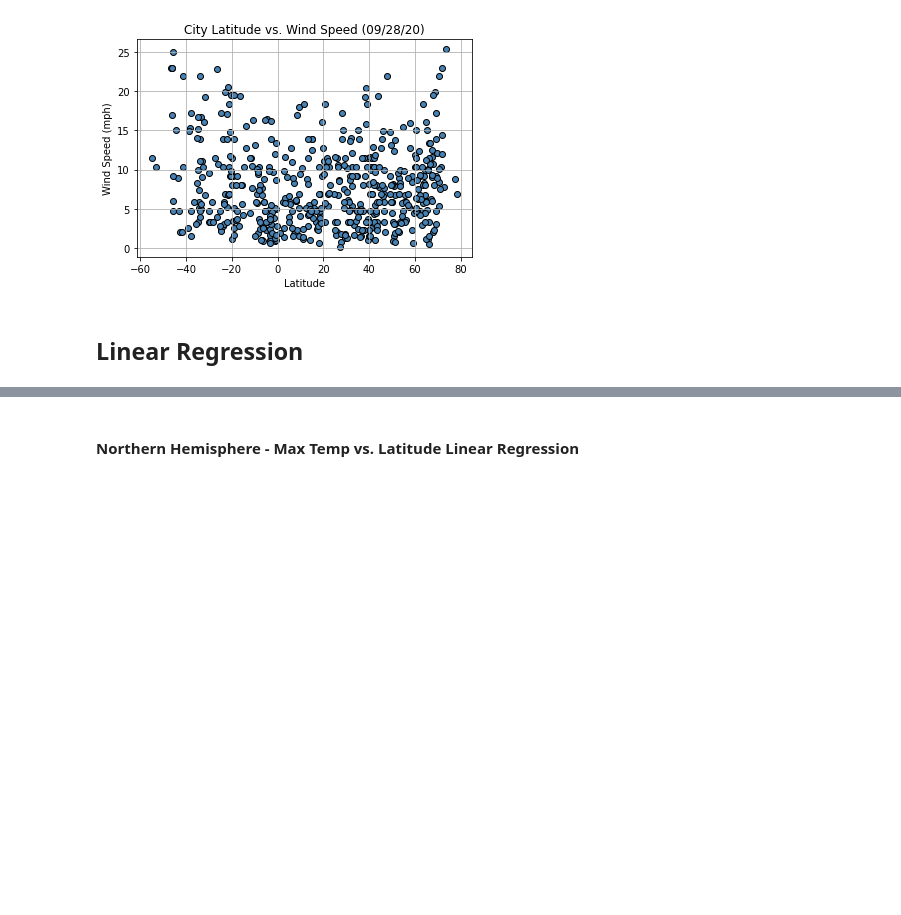
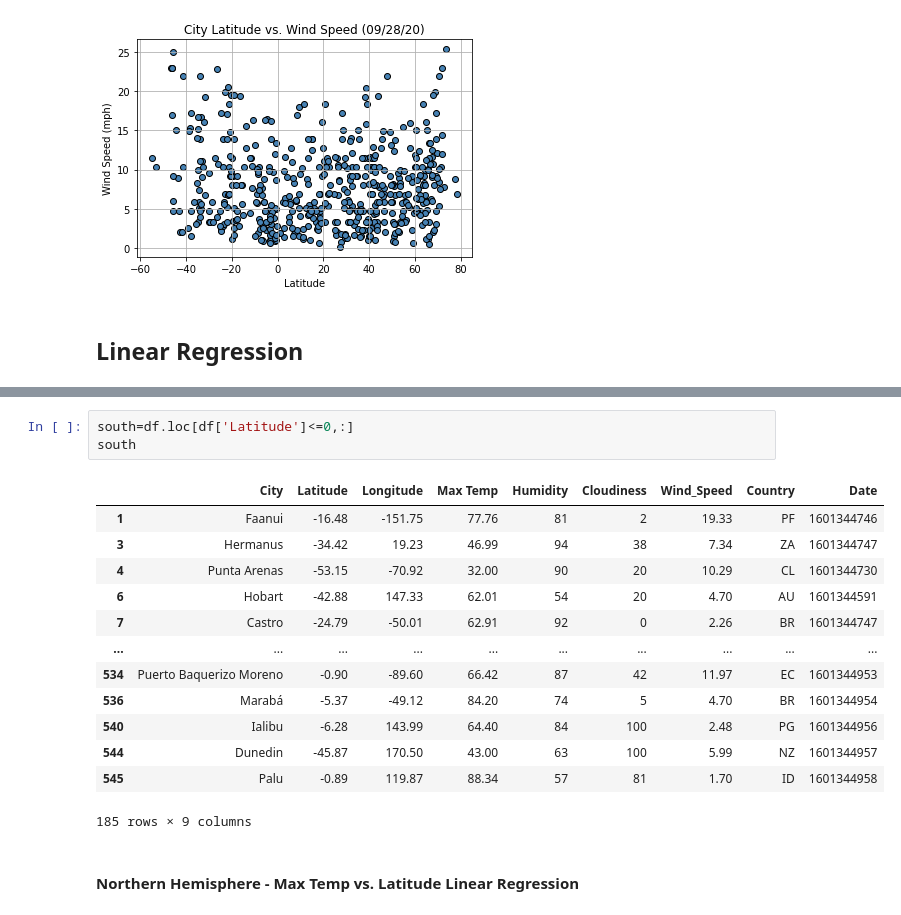
Before and after one commit to arcebri1/API-challenge, a Jupyter notebook: WeatherPy/WeatherPy.ipynb, the cells around one changed output, grey strips where cells are left out. Cells and saved outputs as stored; diff of their text form; blank space fills up the shorter version.

```diff
--- a/WeatherPy/WeatherPy.ipynb
+++ b/WeatherPy/WeatherPy.ipynb
@@ -277,2 +294,19 @@ plt.savefig("City Lat vs Wind Speed.png")
+# %%
+south=df.loc[df['Latitude']<=0,:]
+south
+# %% [output]
+|  | City | Latitude | Longitude | Max Temp | Humidity | Cloudiness | Wind_Speed | Country | Date |
+| 1 | Faanui | -16.48 | -151.75 | 77.76 | 81 | 2 | 19.33 | PF | 1601344746 |
+| 3 | Hermanus | -34.42 | 19.23 | 46.99 | 94 | 38 | 7.34 | ZA | 1601344747 |
+| 4 | Punta Arenas | -53.15 | -70.92 | 32.00 | 90 | 20 | 10.29 | CL | 1601344730 |
+| 6 | Hobart | -42.88 | 147.33 | 62.01 | 54 | 20 | 4.70 | AU | 1601344591 |
+| 7 | Castro | -24.79 | -50.01 | 62.91 | 92 | 0 | 2.26 | BR | 1601344747 |
+| ... | ... | ... | ... | ... | ... | ... | ... | ... | ... |
+| 534 | Puerto Baquerizo Moreno | -0.90 | -89.60 | 66.42 | 87 | 42 | 11.97 | EC | 1601344953 |
+| 536 | Marabá | -5.37 | -49.12 | 84.20 | 74 | 5 | 4.70 | BR | 1601344954 |
+| 540 | Ialibu | -6.28 | 143.99 | 64.40 | 84 | 100 | 2.48 | PG | 1601344956 |
+| 544 | Dunedin | -45.87 | 170.50 | 43.00 | 63 | 100 | 5.99 | NZ | 1601344957 |
+| 545 | Palu | -0.89 | 119.87 | 88.34 | 57 | 81 | 1.70 | ID | 1601344958 |
+185 rows × 9 columns
 # %% [markdown]
 ####  Northern Hemisphere - Max Temp vs. Latitude Linear Regression
```
Also changed, not shown: parts of 2 cells of this notebook, 1 other file.
